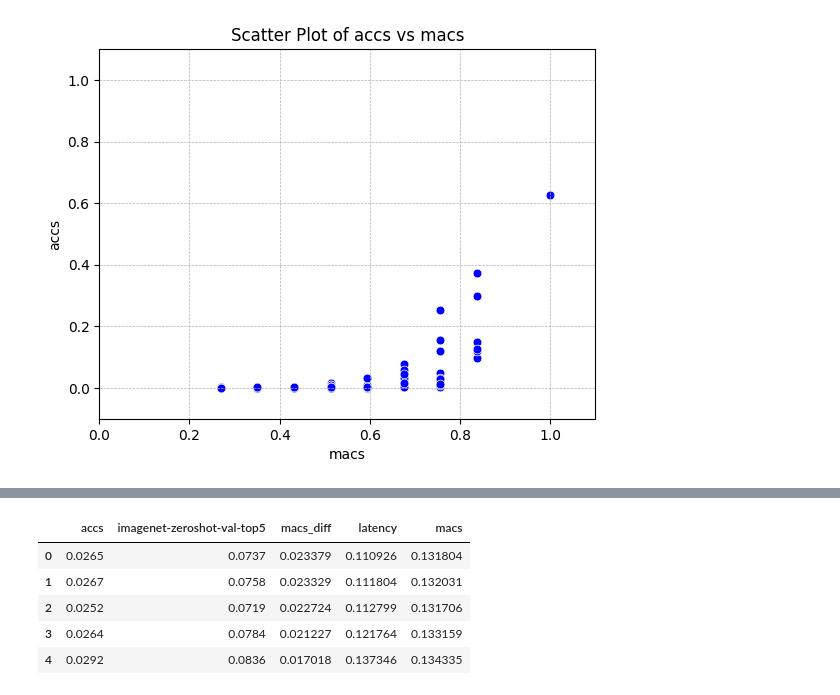
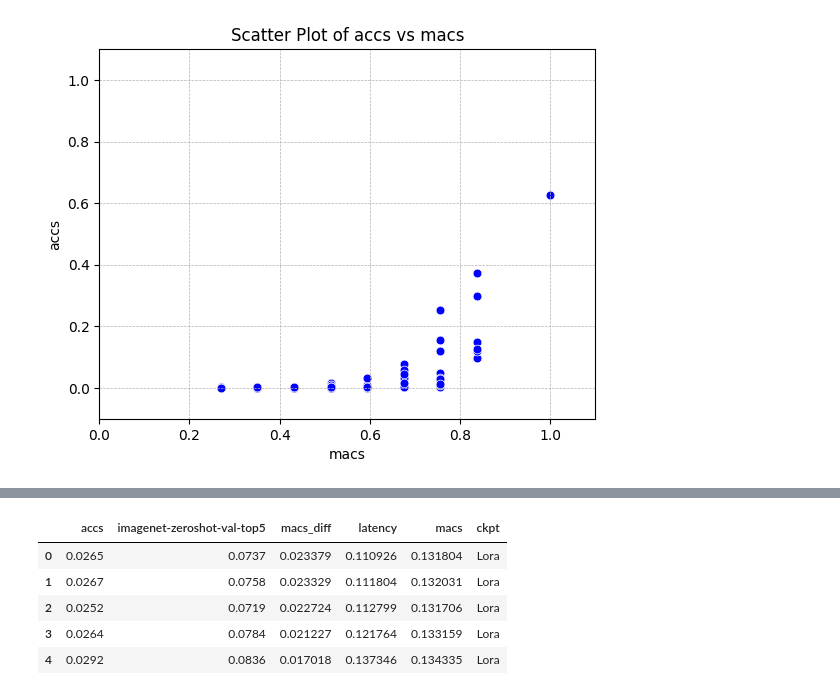
Before and after one commit to OliverXUZY/openclip, a Jupyter notebook: notebook/look_table.ipynb, the cells around one changed output, grey strips where cells are left out. Cells and saved outputs as stored; diff of their text form; code cells hidden in the pictures.

```diff
--- a/notebook/look_table.ipynb
+++ b/notebook/look_table.ipynb
@@ -104,14 +104,15 @@ plt.show()
 # %%
 # data = load_json(f"{data_path}/eval_results_128latency_10SamplePerClass.json")
 data = load_json(f"{data_path}/eval_results_128latency_lora.json")
-df = pd.DataFrame(data)
-df.rename(columns={'imagenet-zeroshot-val-top1': 'accs'}, inplace=True)
+df_lora = pd.DataFrame(data)
+df_lora.rename(columns={'imagenet-zeroshot-val-top1': 'accs'}, inplace=True)
+df_lora['ckpt'] = 'Lora'
 # %%
-df.head()
+df_lora.head()
 # %% [output]
-|  | accs | imagenet-zeroshot-val-top5 | macs_diff | latency | macs |
-| 0 | 0.0265 | 0.0737 | 0.023379 | 0.110926 | 0.131804 |
-| 1 | 0.0267 | 0.0758 | 0.023329 | 0.111804 | 0.132031 |
-| 2 | 0.0252 | 0.0719 | 0.022724 | 0.112799 | 0.131706 |
-| 3 | 0.0264 | 0.0784 | 0.021227 | 0.121764 | 0.133159 |
-| 4 | 0.0292 | 0.0836 | 0.017018 | 0.137346 | 0.134335 |
+|  | accs | imagenet-zeroshot-val-top5 | macs_diff | latency | macs | ckpt |
+| 0 | 0.0265 | 0.0737 | 0.023379 | 0.110926 | 0.131804 | Lora |
+| 1 | 0.0267 | 0.0758 | 0.023329 | 0.111804 | 0.132031 | Lora |
+| 2 | 0.0252 | 0.0719 | 0.022724 | 0.112799 | 0.131706 | Lora |
+| 3 | 0.0264 | 0.0784 | 0.021227 | 0.121764 | 0.133159 | Lora |
+| 4 | 0.0292 | 0.0836 | 0.017018 | 0.137346 | 0.134335 | Lora |
```
Also changed, not shown: parts of 4 cells of this notebook, 1 other file.
